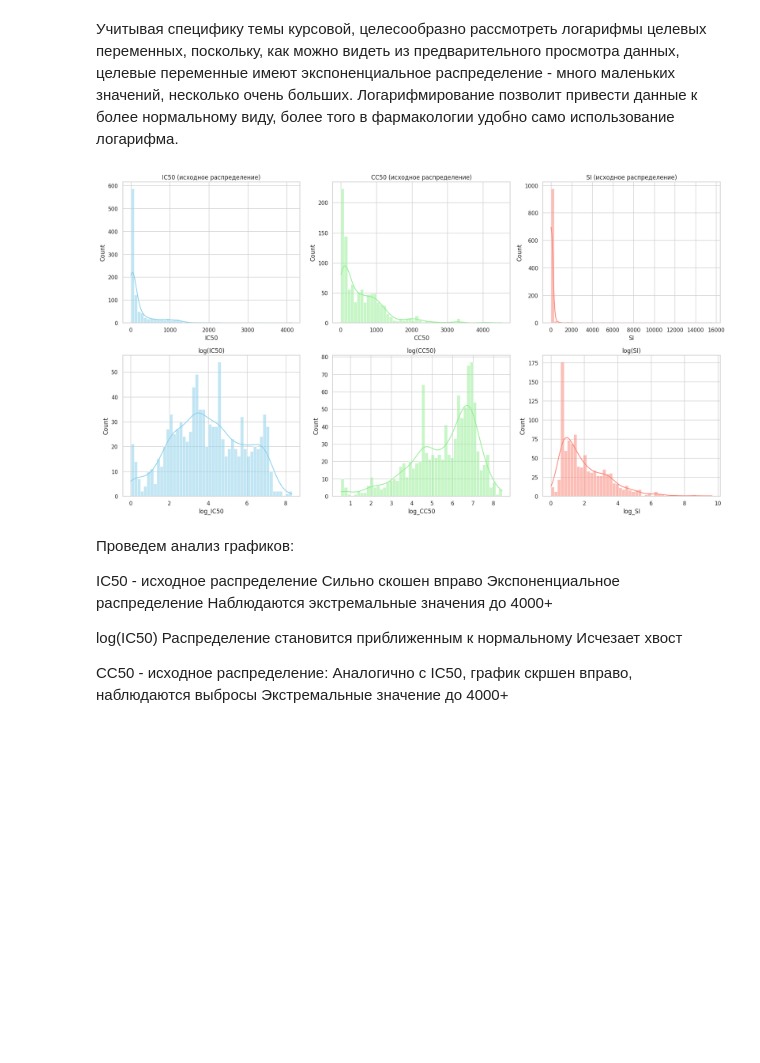
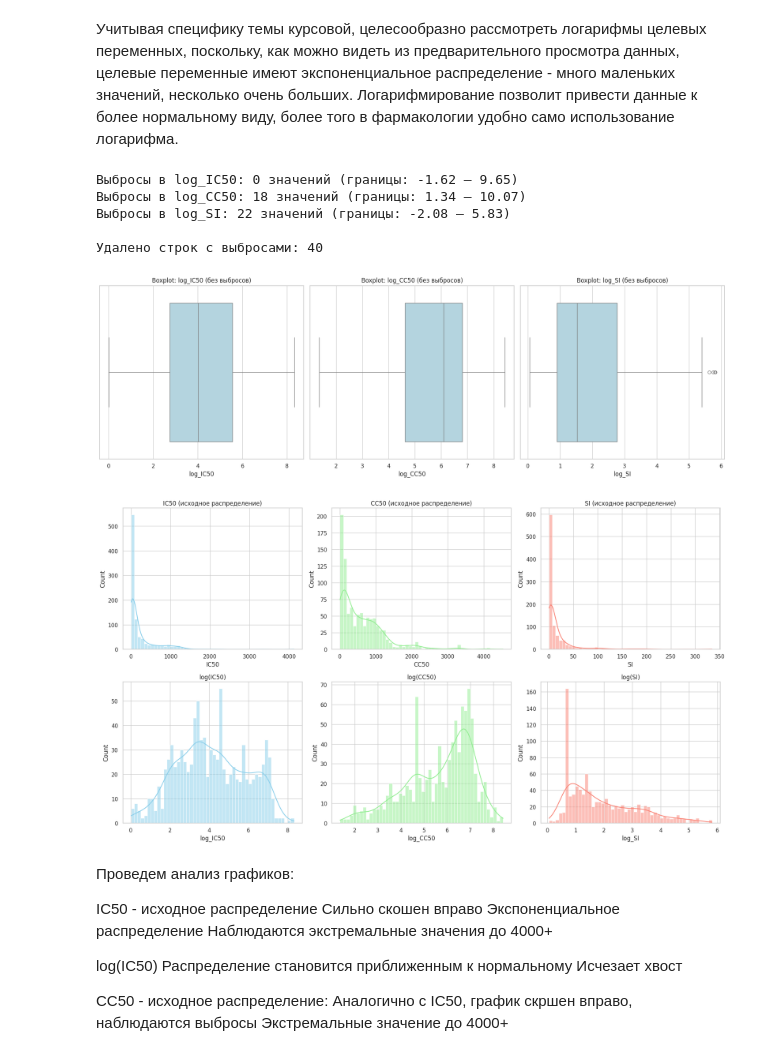
Before and after one commit to ttk66/Chem_analyzis, a Jupyter notebook: EDA.ipynb, the cells around one changed output. Drawn from its saved outputs; the diff is of its cells as text; code cells hidden in the pictures; blank space fills up the shorter version.

```diff
--- a/EDA.ipynb
+++ b/EDA.ipynb
@@ -6,7 +6,7 @@ import pandas as pd
 import matplotlib.pyplot as plt
 import seaborn as sns
 # %%
-file_path = '/content/Данные_для_курсовои_Классическое_МО (1).xlsx'
+file_path = '/content/Данные_для_курсовои_Классическое_МО.xlsx'
 df = pd.read_excel(file_path)
 # %%
 df.head()
@@ -41,6 +54,9 @@ df = df.rename(columns={
 # Удалим колонку Unnamed: 0
 df = df.drop(columns=['Unnamed: 0'])
 
+# Удалим столбцы, содержащие только нули
+df = df.loc[:, ~(df == 0).all()]
+
 # Проверим пропущенные значения
 missing = df.isnull().sum().sort_values(ascending=False)
 missing[missing > 0]
@@ -73,34 +89,72 @@ df['log_CC50'] = np.log1p(df['CC50'])
 df['log_SI'] = np.log1p(df['SI'])
 
 # Настройки графиков
 sns.set(style="whitegrid")
 plt.rcParams["figure.figsize"] = (10, 6)
+
+# АНАЛИЗ И УДАЛЕНИЕ ВЫБРОСОВ ПО ЛОГАРИФМИРОВАННЫМ ТАРГЕТАМ
+
+def detect_outliers_iqr(series, factor=1.5):
+    Q1 = series.quantile(0.25)
+    Q3 = series.quantile(0.75)
+    IQR = Q3 - Q1
+    lower_bound = Q1 - factor * IQR
+    upper_bound = Q3 + factor * IQR
+    outliers = series[(series < lower_bound) | (series > upper_bound)]
+    return outliers.index, lower_bound, upper_bound
+
+def remove_outliers_iqr(df, columns, factor=1.5):
+    outlier_indices = set()
+    for col in columns:
+        idx, low, high = detect_outliers_iqr(df[col], factor=factor)
+        print(f"Выбросы в {col}: {len(idx)} значений (границы: {low:.2f} — {high:.2f})")
+        outlier_indices.update(idx)
+    print(f"\nУдалено строк с выбросами: {len(outlier_indices)}\n")
+    return df.drop(index=outlier_indices)
+
+log_targets = ['log_IC50', 'log_CC50', 'log_SI']
+df = remove_outliers_iqr(df, log_targets, factor=1.5)
+
+# Визуализация boxplot после удаления выбросов
+plt.figure(figsize=(18, 6))
+for i, col in enumerate(log_targets, 1):
+    plt.subplot(1, 3, i)
+    sns.boxplot(x=df[col], color='lightblue')
+    plt.title(f"Boxplot: {col} (без выбросов)")
+plt.tight_layout()
+plt.show()
 
 # Распределения до и после логарифмирования
 fig, axes = plt.subplots(2, 3, figsize=(18, 10))
 
 sns.histplot(df['IC50'], bins=50, kde=True, ax=axes[0, 0], color='skyblue')
 axes[0, 0].set_title("IC50 (исходное распределение)")
 
 sns.histplot(df['CC50'], bins=50, kde=True, ax=axes[0, 1], color='lightgreen')
 axes[0, 1].set_title("CC50 (исходное распределение)")
 
 sns.histplot(df['SI'], bins=50, kde=True, ax=axes[0, 2], color='salmon')
 axes[0, 2].set_title("SI (исходное распределение)")
 
 sns.histplot(df['log_IC50'], bins=50, kde=True, ax=axes[1, 0], color='skyblue')
 axes[1, 0].set_title("log(IC50)")
 
 sns.histplot(df['log_CC50'], bins=50, kde=True, ax=axes[1, 1], color='lightgreen')
 axes[1, 1].set_title("log(CC50)")
 
 sns.histplot(df['log_SI'], bins=50, kde=True, ax=axes[1, 2], color='salmon')
 axes[1, 2].set_title("log(SI)")
 
 plt.tight_layout()
 plt.show()
 # %% [output]
+Выбросы в log_IC50: 0 значений (границы: -1.62 — 9.65)
+Выбросы в log_CC50: 18 значений (границы: 1.34 — 10.07)
+Выбросы в log_SI: 22 значений (границы: -2.08 — 5.83)
+
+Удалено строк с выбросами: 40
-[figure, old version]
+[figure, new version]
+[figure, added]
 # %% [markdown]
 Проведем анализ графиков:
 
```
Also changed, not shown: parts of 6 cells of this notebook.
